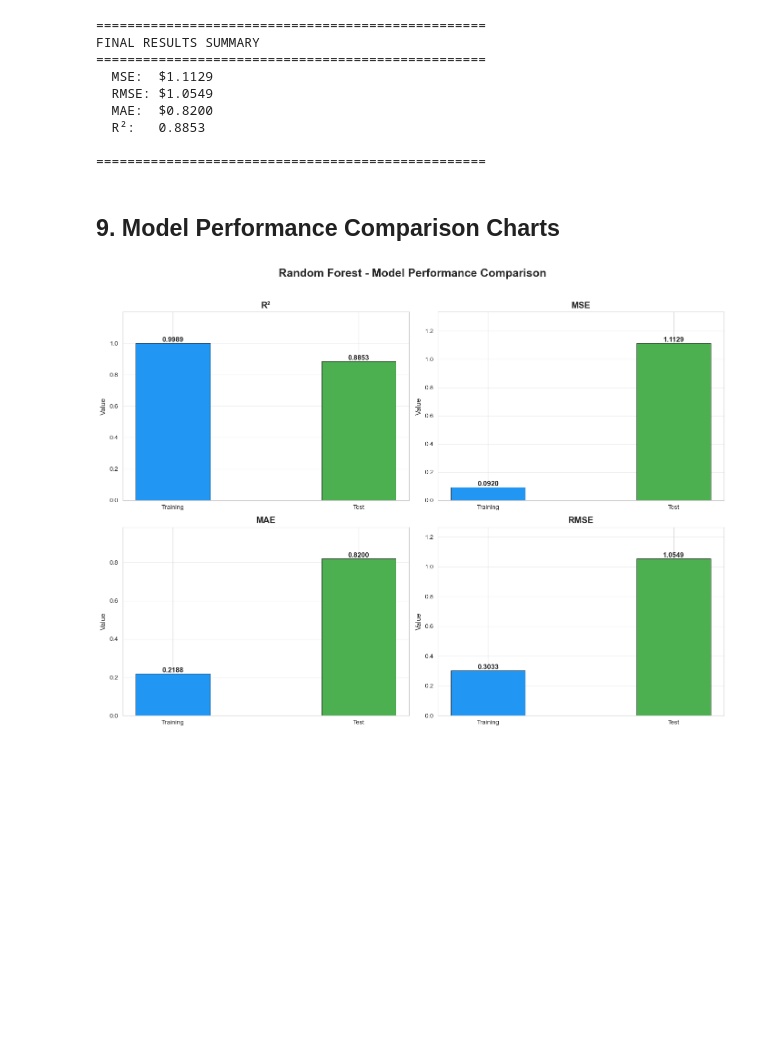
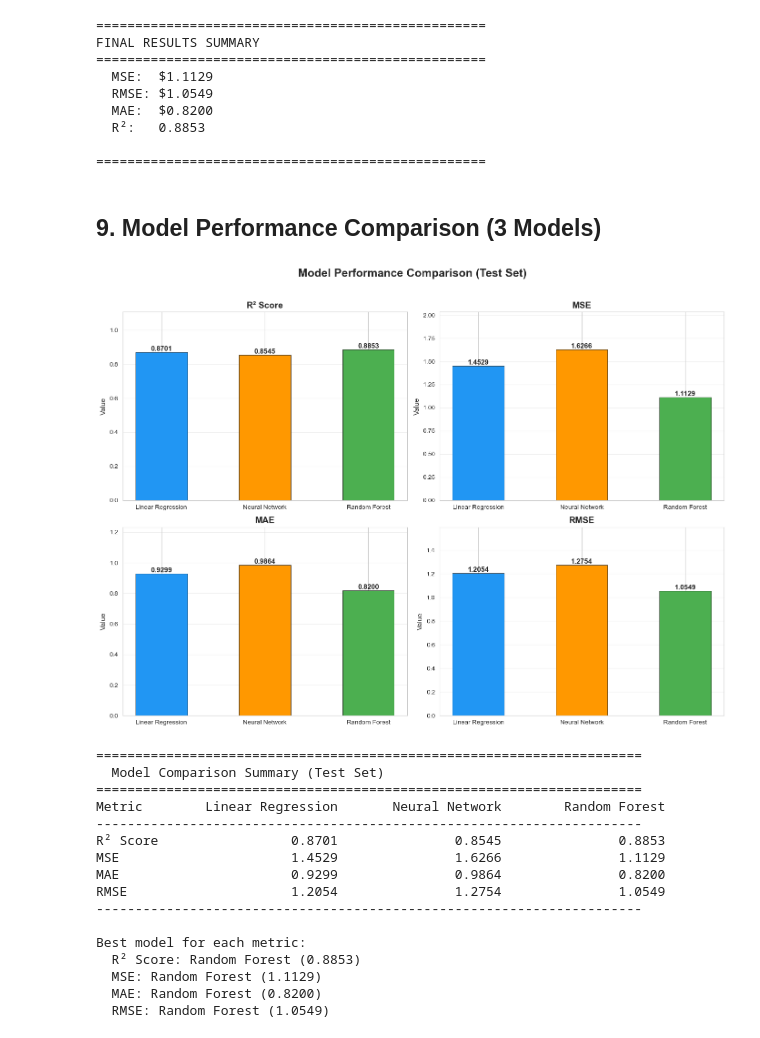
Before and after one commit to K400000/Oil-Price-Prediction, a Jupyter notebook: notebooks/Random_Forest.ipynb, the cells around one changed output. Drawn from its saved outputs; the diff is of its cells as text; code cells hidden in the pictures; blank space fills up the shorter version.

```diff
--- a/notebooks/Random_Forest.ipynb
+++ b/notebooks/Random_Forest.ipynb
@@ -322,35 +302,87 @@ FINAL RESULTS SUMMARY
 
 ==================================================
 # %% [markdown]
-## 9. Model Performance Comparison Charts
+## 9. Model Performance Comparison (3 Models)
 # %%
-# Comparison bar charts for R2, MSE, MAE, RMSE
+# Comparison bar charts for R2, MSE, MAE, RMSE across 3 models
 import numpy as np
 
-metrics_names = ['R²', 'MSE', 'MAE', 'RMSE']
+# === Metrics from each model (Test Set) ===
+# Multiple Linear Regression
+lr_metrics = {'R2': 0.8701, 'MSE': 1.4529, 'MAE': 0.9299, 'RMSE': 1.2054}
+
+# Neural Network
+nn_metrics = {'R2': 0.8545, 'MSE': 1.6266, 'MAE': 0.9864, 'RMSE': 1.2754}
+
+# Random Forest (from this notebook)
+rf_metrics = {'R2': test_metrics['R2'], 'MSE': test_metrics['MSE'],
+              'MAE': test_metrics['MAE'], 'RMSE': test_metrics['RMSE']}
+
+metrics_names = ['R\u00b2 Score', 'MSE', 'MAE', 'RMSE']
 metrics_keys = ['R2', 'MSE', 'MAE', 'RMSE']
 
+model_names = ['Linear Regression', 'Neural Network', 'Random Forest']
+
 fig, axes = plt.subplots(2, 2, figsize=(14, 10))
-fig.suptitle('Random Forest - Model Performance Comparison', fontsize=18, fontweight='bold', y=1.02)
+fig.suptitle('Model Performance Comparison (Test Set)', fontsize=18, fontweight='bold', y=1.02)
 
-colors = ['#2196F3', '#4CAF50']
-labels = ['Training', 'Test']
+colors = ['#2196F3', '#FF9800', '#4CAF50']
 
 for idx, (ax, name, key) in enumerate(zip(axes.flat, metrics_names, metrics_keys)):
-    values = [train_metrics[key], test_metrics[key]]
-    bars = ax.bar(labels, values, color=colors, edgecolor='black', linewidth=0.5, width=0.4)
+    values = [lr_metrics[key], nn_metrics[key], rf_metrics[key]]
+    bars = ax.bar(model_names, values, color=colors, edgecolor='black', linewidth=0.5, width=0.5)
 
     # Add value labels on top of each bar
     for bar, val in zip(bars, values):
         ax.text(bar.get_x() + bar.get_width() / 2, bar.get_height(),
                 f'{val:.4f}', ha='center', va='bottom', fontsize=11, fontweight='bold')
 
     ax.set_title(name, fontsize=14, fontweight='bold')
     ax.set_ylabel('Value', fontsize=11)
     ax.grid(axis='y', alpha=0.3)
-    ax.set_ylim(0, max(values) * 1.2)
+    ax.set_ylim(0, max(values) * 1.25)
 
 plt.tight_layout()
 plt.show()
+
+# === Summary: Which model is better? ===
+print('=' * 70)
+print('  Model Comparison Summary (Test Set)')
+print('=' * 70)
+print(f'{"Metric":<10} {"Linear Regression":>20} {"Neural Network":>20} {"Random Forest":>20}')
+print('-' * 70)
+for key, name in zip(metrics_keys, metrics_names):
+    lr_val = lr_metrics[key]
+    nn_val = nn_metrics[key]
+    rf_val = rf_metrics[key]
+    print(f'{name:<10} {lr_val:>20.4f} {nn_val:>20.4f} {rf_val:>20.4f}')
+print('-' * 70)
+
+# Determine best model for each metric
+print()
+print('Best model for each metric:')
+for key, name in zip(metrics_keys, metrics_names):
+    vals = {'Linear Regression': lr_metrics[key], 'Neural Network': nn_metrics[key], 'Random Forest': rf_metrics[key]}
+    if key == 'R2':
+        best = max(vals, key=vals.get)
+    else:
+        best = min(vals, key=vals.get)
+    print(f'  {name}: {best} ({vals[best]:.4f})')
 # %% [output]
-[figure, old version]
+[figure, new version]
+======================================================================
+  Model Comparison Summary (Test Set)
+======================================================================
+Metric        Linear Regression       Neural Network        Random Forest
+----------------------------------------------------------------------
+R² Score                 0.8701               0.8545               0.8853
+MSE                      1.4529               1.6266               1.1129
+MAE                      0.9299               0.9864               0.8200
+RMSE                     1.2054               1.2754               1.0549
+----------------------------------------------------------------------
+
+Best model for each metric:
+  R² Score: Random Forest (0.8853)
+  MSE: Random Forest (1.1129)
+  MAE: Random Forest (0.8200)
+  RMSE: Random Forest (1.0549)
```
Also changed, not shown: parts of 4 cells of this notebook, 2 other files.
